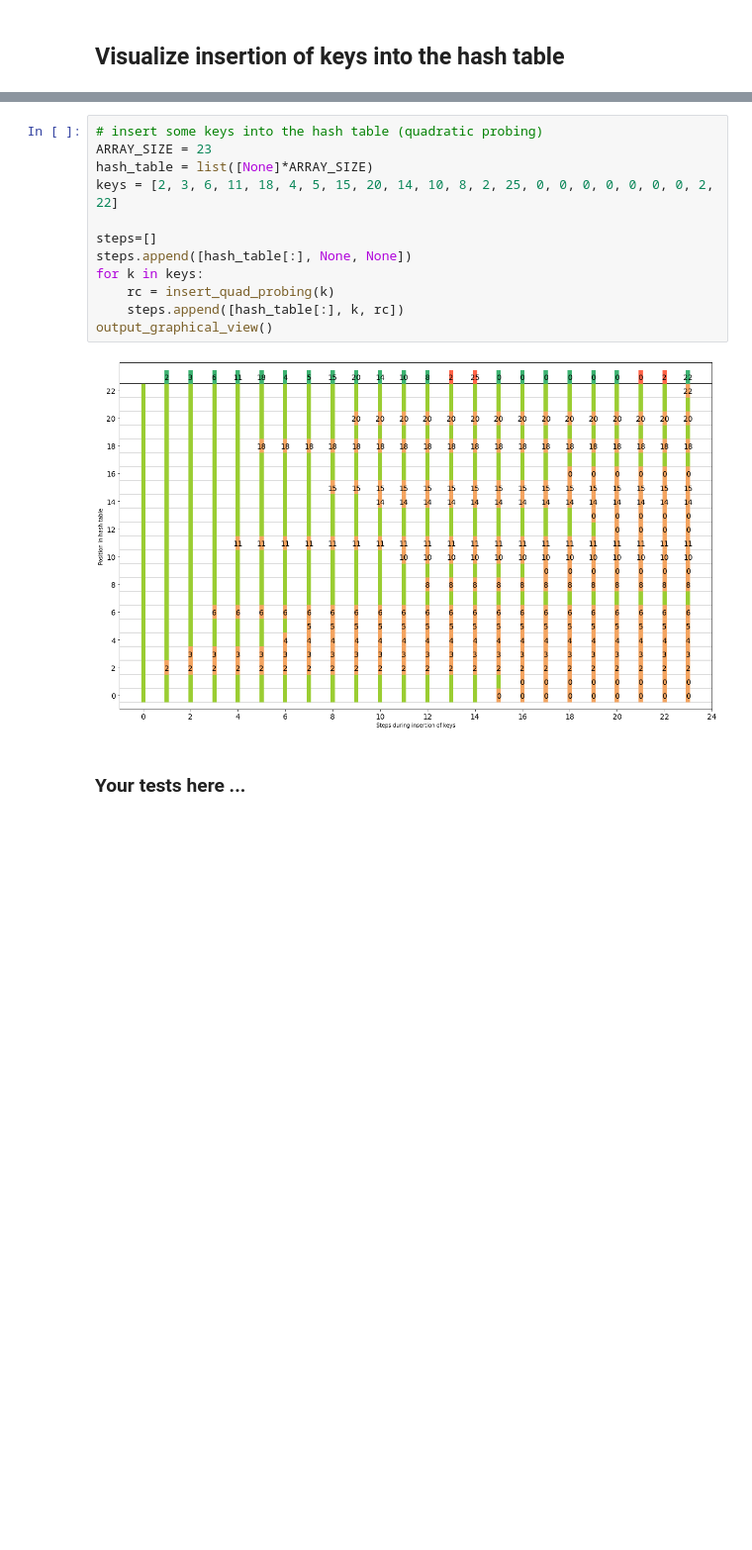
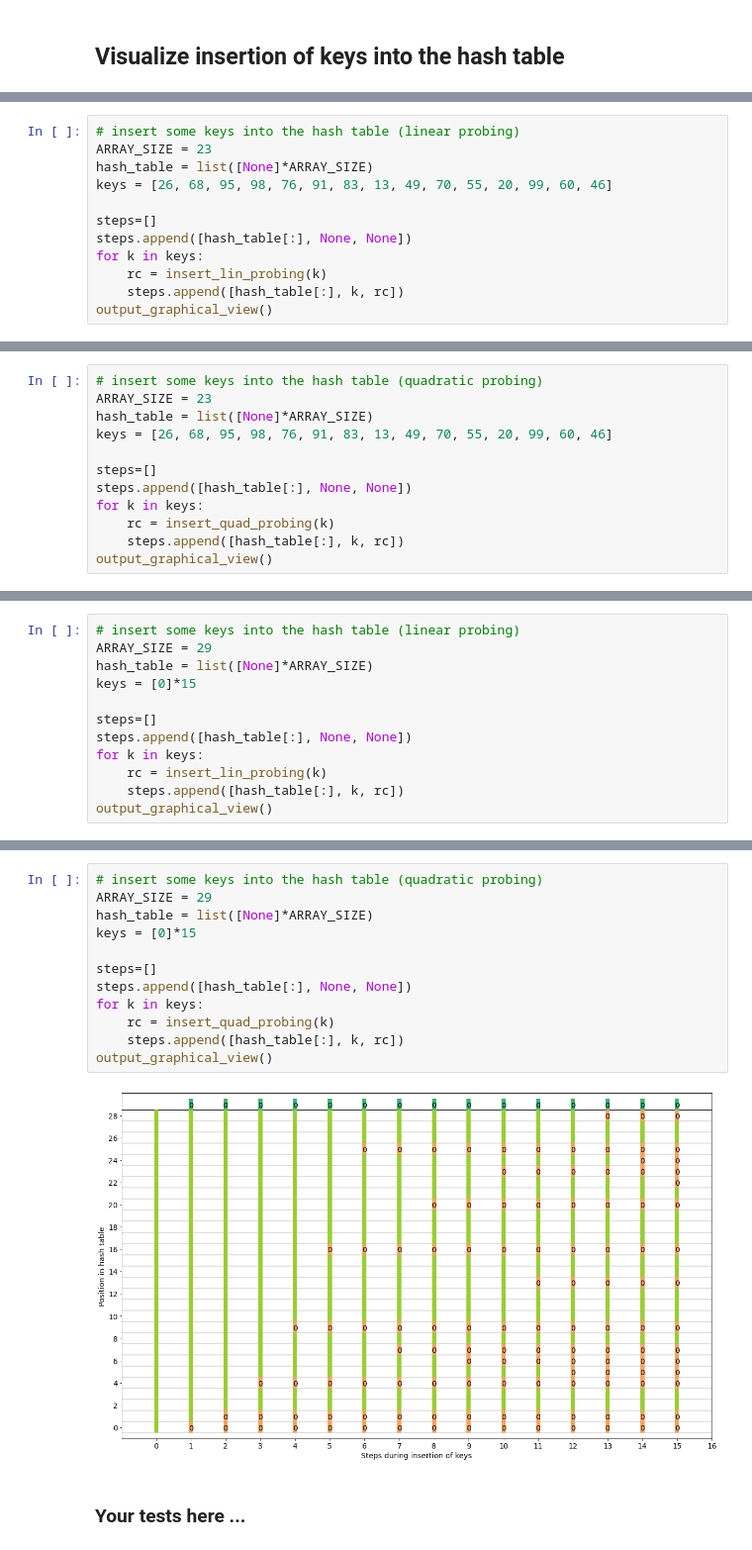
Before and after one commit to JensLiebehenschel/AlgDat, a Jupyter notebook: Hashing/HashingVisualization.ipynb, the cells around one changed output, grey strips where cells are left out. Shown at 99% size. Drawn from its saved outputs; the diff is of its cells as text; blank space fills up the shorter version.

```diff
--- a/Hashing/HashingVisualization.ipynb
+++ b/Hashing/HashingVisualization.ipynb
@@ -127,0 +174,12 @@ output_graphical_view()
+# %%
+# insert some keys into the hash table (linear probing)
+ARRAY_SIZE = 23
+hash_table = list([None]*ARRAY_SIZE)
+keys = [26, 68, 95, 98, 76, 91, 83, 13, 49, 70, 55, 20, 99, 60, 46]
+
+steps=[]
+steps.append([hash_table[:], None, None])
+for k in keys:
+    rc = insert_lin_probing(k)
+    steps.append([hash_table[:], k, rc])
+output_graphical_view()
@@ -127,0 +188,12 @@ output_graphical_view()
+# %%
+# insert some keys into the hash table (quadratic probing)
+ARRAY_SIZE = 23
+hash_table = list([None]*ARRAY_SIZE)
+keys = [26, 68, 95, 98, 76, 91, 83, 13, 49, 70, 55, 20, 99, 60, 46]
+
+steps=[]
+steps.append([hash_table[:], None, None])
+for k in keys:
+    rc = insert_quad_probing(k)
+    steps.append([hash_table[:], k, rc])
+output_graphical_view()
@@ -127,0 +202,12 @@ output_graphical_view()
+# %%
+# insert some keys into the hash table (linear probing)
+ARRAY_SIZE = 29
+hash_table = list([None]*ARRAY_SIZE)
+keys = [0]*15
+
+steps=[]
+steps.append([hash_table[:], None, None])
+for k in keys:
+    rc = insert_lin_probing(k)
+    steps.append([hash_table[:], k, rc])
+output_graphical_view()
@@ -128,17 +216,17 @@ output_graphical_view()
 # %%
 # insert some keys into the hash table (quadratic probing)
-ARRAY_SIZE = 23
+ARRAY_SIZE = 29
 hash_table = list([None]*ARRAY_SIZE)
-keys = [2, 3, 6, 11, 18, 4, 5, 15, 20, 14, 10, 8, 2, 25, 0, 0, 0, 0, 0, 0, 0, 2, 22]
+keys = [0]*15
 
 steps=[]
 steps.append([hash_table[:], None, None])
 for k in keys:
     rc = insert_quad_probing(k)
     steps.append([hash_table[:], k, rc])
 output_graphical_view()
 # %% [output]
-[figure, old version]
+[figure, new version]
 # %% [markdown]
 ### Your tests here ...
 # %%
```
Also changed, not shown: parts of 13 cells of this notebook, 2 other files.
